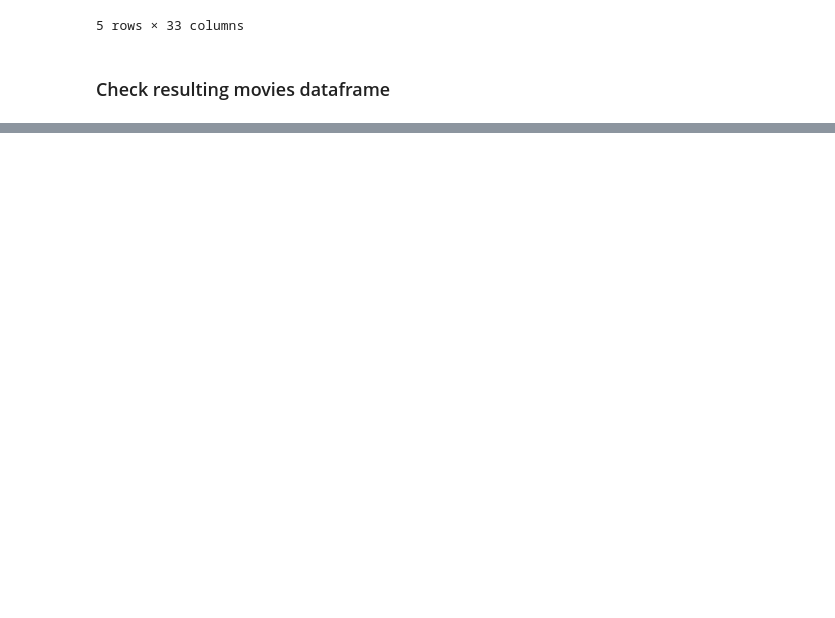
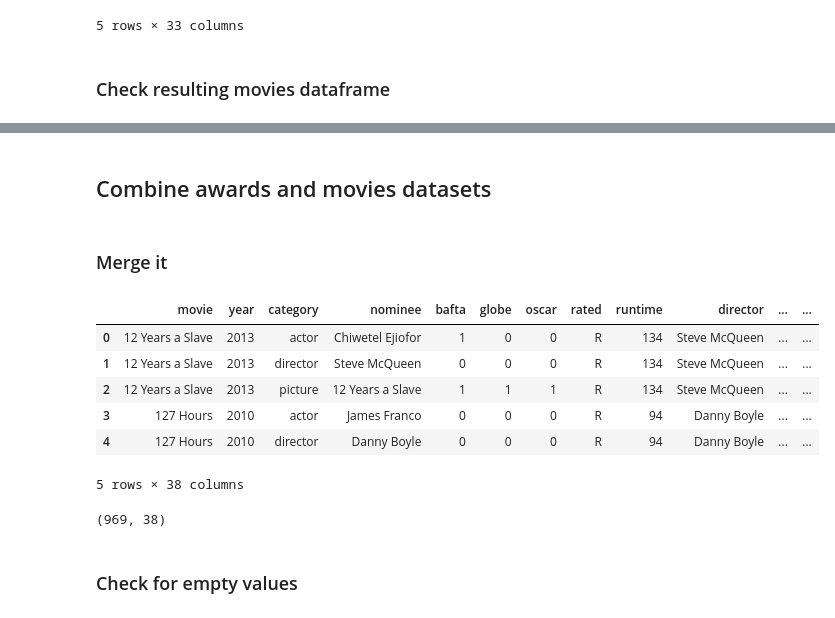
Before and after one commit to vvkin/oscar-predicting, a Jupyter notebook: notebooks/preparing.ipynb, the cells around one changed output, grey strips where cells are left out. Drawn from its saved outputs; the diff is of its cells as text; code cells hidden in the pictures; blank space fills up the shorter version.

Commit message:
Clear and process dataset with awards

```diff
--- a/notebooks/preparing.ipynb
+++ b/notebooks/preparing.ipynb
@@ -230,0 +274,2 @@ memory usage: 115.8+ KB
+# %%
+awards_df['nominee'] = awards_df.nominee.map(lambda x: x.replace('(posthumous)', '').strip())
@@ -230,0 +278,2 @@ memory usage: 115.8+ KB
+# %%
+awards_df = awards_df[~awards_df.movie.str.startswith('no record of nominations nor winner')]
@@ -230,0 +282,10 @@ memory usage: 115.8+ KB
+# %%
+index = ['movie', 'year', 'category', 'nominee']
+
+awards_df = pd.pivot_table(
+    data=awards_df,
+    values='winner', columns=['award'],
+    index=index, aggfunc=np.sum
+).fillna(0).reset_index()
+
+awards_df.head()
@@ -230,0 +301,3 @@ memory usage: 115.8+ KB
+# %%
+awards_df = awards_df.astype({'bafta': int, 'globe': int, 'oscar': int})
+awards_df.dtypes
@@ -230,0 +333,21 @@ memory usage: 115.8+ KB
+# %% [markdown]
+## Combine awards and movies datasets
+# %% [markdown]
+### Merge it
+# %%
+prepared_df = pd.merge(awards_df, movies_df, on=['movie', 'year'])
+prepared_df.head()
+# %% [output]
+|  | movie | year | category | nominee | bafta | globe | oscar | rated | runtime | director | ... | ... |
+| 0 | 12 Years a Slave | 2013 | actor | Chiwetel Ejiofor | 1 | 0 | 0 | R | 134 | Steve McQueen | ... | ... |
+| 1 | 12 Years a Slave | 2013 | director | Steve McQueen | 0 | 0 | 0 | R | 134 | Steve McQueen | ... | ... |
+| 2 | 12 Years a Slave | 2013 | picture | 12 Years a Slave | 1 | 1 | 1 | R | 134 | Steve McQueen | ... | ... |
+| 3 | 127 Hours | 2010 | actor | James Franco | 0 | 0 | 0 | R | 94 | Danny Boyle | ... | ... |
+| 4 | 127 Hours | 2010 | director | Danny Boyle | 0 | 0 | 0 | R | 94 | Danny Boyle | ... | ... |
+5 rows × 38 columns
+# %%
+prepared_df.shape
+# %% [output]
+(969, 38)
+# %% [markdown]
+### Check for empty values
```
Also changed, not shown: parts of 22 cells of this notebook, 1 other file.
